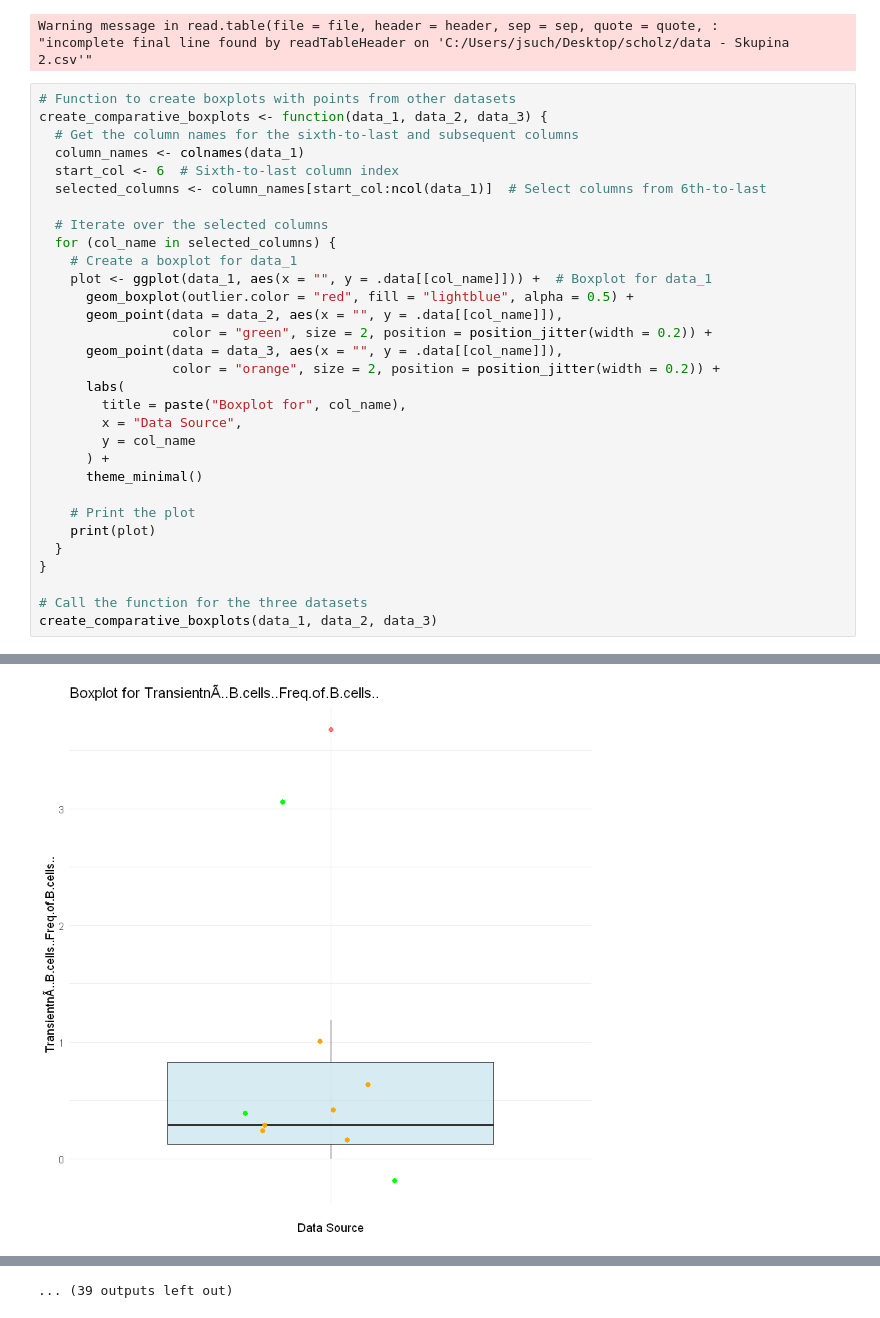
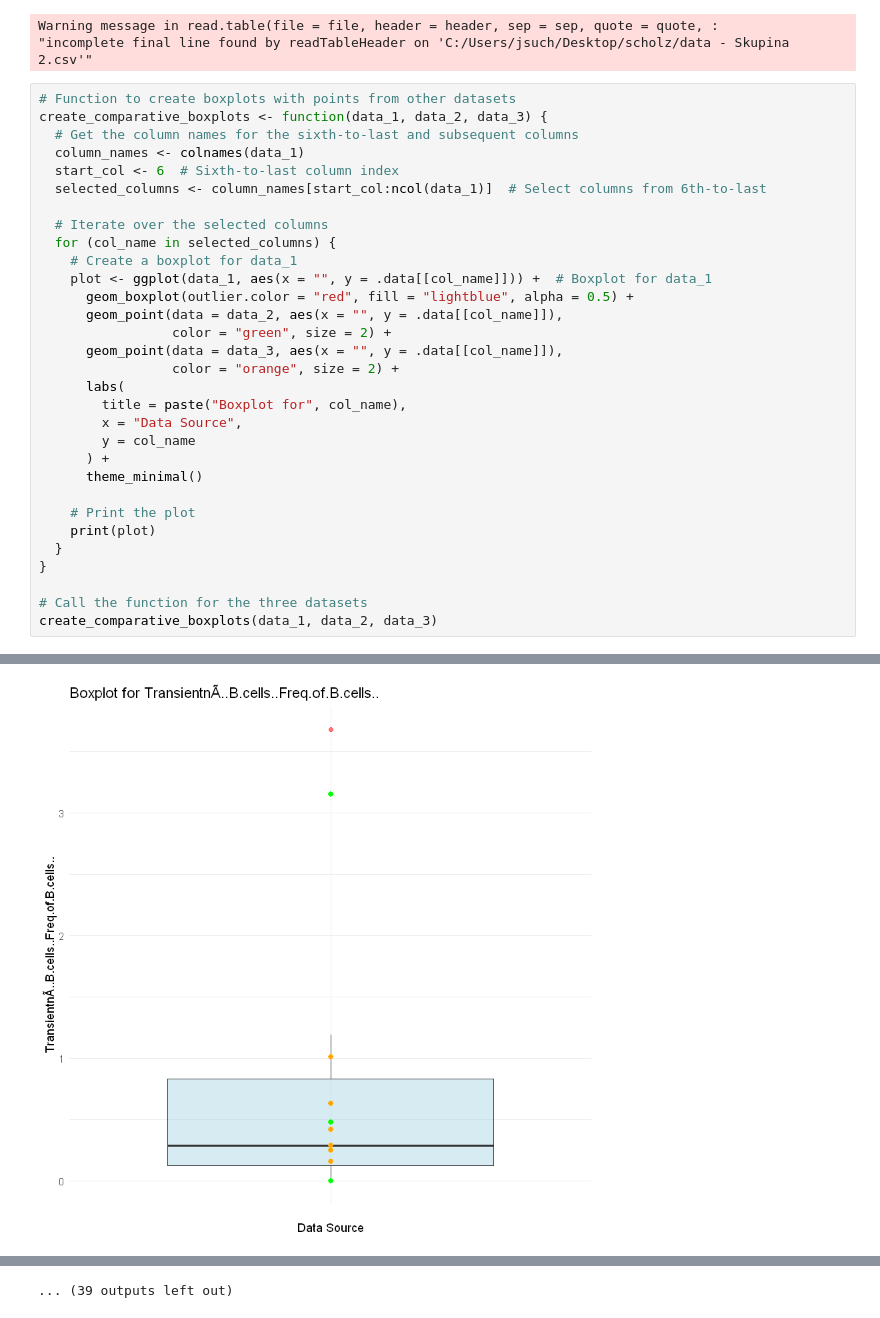
Before and after one commit to magicbeans817/scholz, a Jupyter notebook: adamova_bolest.ipynb, the cells around one changed output, grey strips where cells are left out. Drawn from its saved outputs; the diff is of its cells as text.

```diff
--- a/adamova_bolest.ipynb
+++ b/adamova_bolest.ipynb
@@ -333,9 +333,9 @@ create_comparative_boxplots <- function(data_1, data_2, data_3) {
     plot <- ggplot(data_1, aes(x = "", y = .data[[col_name]])) +  # Boxplot for data_1
       geom_boxplot(outlier.color = "red", fill = "lightblue", alpha = 0.5) +
       geom_point(data = data_2, aes(x = "", y = .data[[col_name]]),
-                 color = "green", size = 2, position = position_jitter(width = 0.2)) +
+                 color = "green", size = 2) +
       geom_point(data = data_3, aes(x = "", y = .data[[col_name]]),
-                 color = "orange", size = 2, position = position_jitter(width = 0.2)) +
+                 color = "orange", size = 2) +
       labs(
         title = paste("Boxplot for", col_name),
         x = "Data Source",
@@ -364 +364 @@ create_comparative_boxplots(data_1, data_2, data_3)
-[figure, old version]
+[figure, new version]
```
Also changed, not shown: parts of 1 cell of this notebook.
